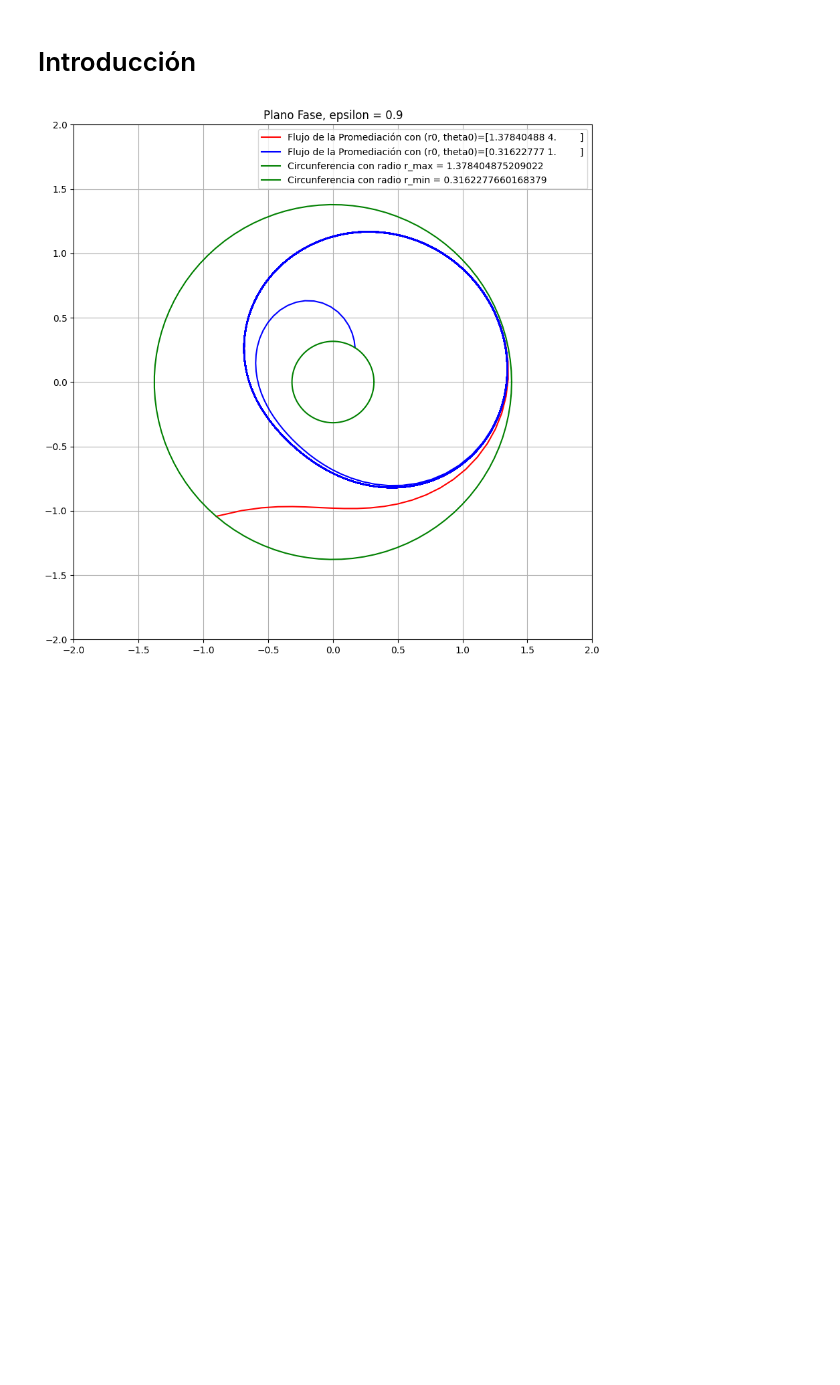
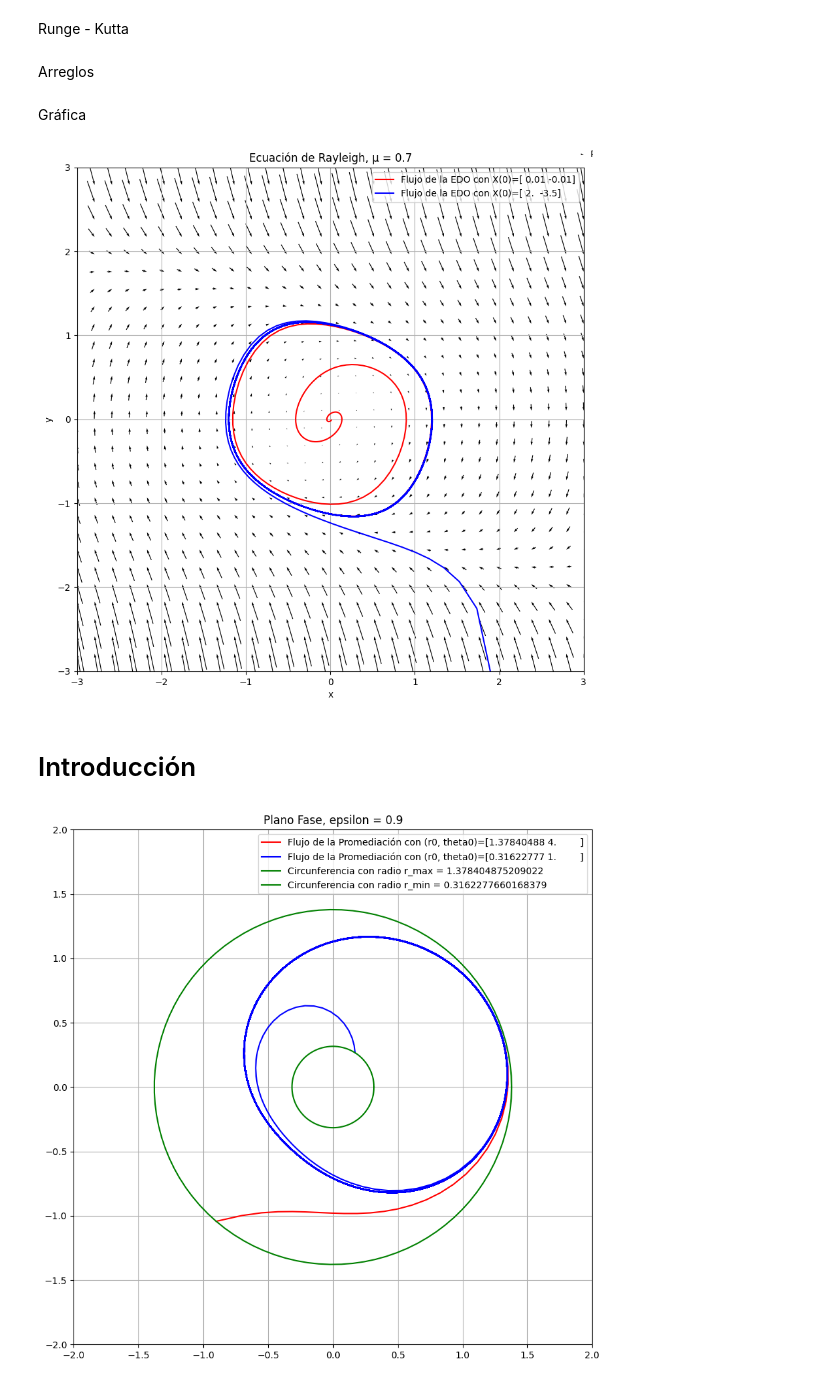
Before and after one commit to LaloRoe/TesisMaestria, a Jupyter notebook: Code/Notas.ipynb, the cells around one changed output. Saved outputs shown, nothing was run; the diff lists cells and outputs as text; code cells hidden in the pictures; blank space fills up the shorter version.

```diff
--- a/Code/Notas.ipynb
+++ b/Code/Notas.ipynb
@@ -0,0 +58,2 @@
+# %% [markdown]
+Runge - Kutta
@@ -1,3 +109,48 @@
+# %% [markdown]
+Arreglos
+# %%
+# Crea una cuadrícula de valores x e y
+L=3 # Límites
+n = 30 # Número de puntos
+x = np.linspace(-L, L, n)  # Crea un vector de n puntos entre -L y L
+y = np.linspace(-L, L, n)  # Crea un vector de n puntos entre -L y L
+X, Y = np.meshgrid(x, y)  # Crea la cuadrícula
+
+# Calcula las derivadas en cada punto de la cuadrícula
+d = f(np.array([X, Y]))
+dX=d[0,:,:]
+dY=d[1,:,:]
+
+##############################
+y01=np.array([0.01,-0.01])
+z1=runge_kutta(f,y01,0.1,5000)
+x1=z1[0,:]
+y1=z1[1,:]
+
+y02=np.array([2,-3.5])
+z2=runge_kutta(f,y02,0.1,5000)
+x2=z2[0,:]
+y2=z2[1,:]
+# %% [markdown]
+Gráfica
+# %%
+fig, ax = plt.subplots(figsize = (10,10))
+q = ax.quiver(X, Y, dX, dY, units='x', pivot='tip', width=0.009, scale=30)
+ax.quiverkey(q, 0.9, 0.9, 1, label = 'Plano fase',labelpos='E',coordinates='figure')
+ax.set_title(f'{nombre}, \u03BC = {mu}')
+ax.set_xlabel('x')
+ax.set_ylabel('y')
+ax.set_xlim(-L, L)
+ax.set_ylim(-L, L)
+
+plt.plot(x1, y1, label=f'Flujo de la EDO con X(0)={y01}', color='red')
+plt.plot(x2, y2, label=f'Flujo de la EDO con X(0)={y02}', color='blue')
+
+plt.legend()
+plt.grid(True)
+plt.show()
+# %% [output]
+[figure, added]
 # %% [markdown]
 # Introducción
 # %%
```
Also changed, not shown: parts of 13 cells of this notebook, 51 other files.
